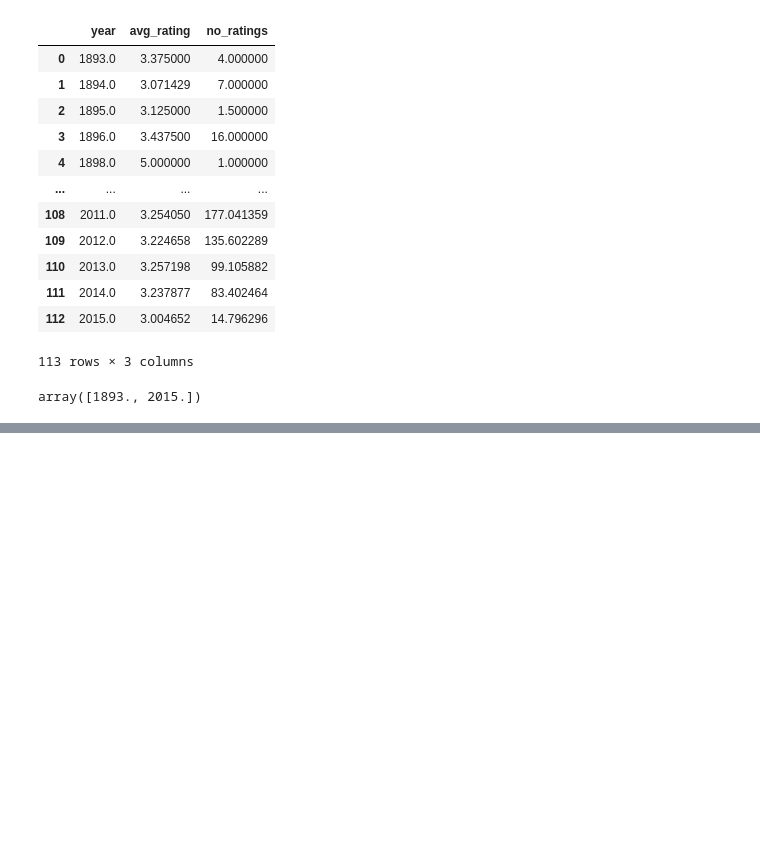
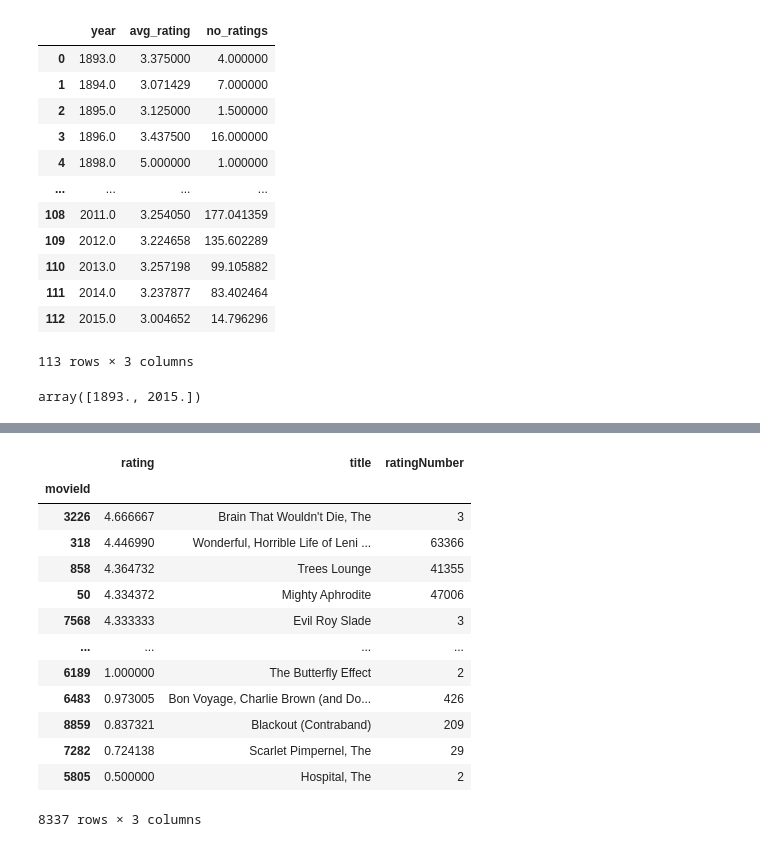
Before and after one commit to thegunner157/Lipin_RS_Project, a Jupyter notebook: MV20.ipynb, the cells around one changed output, grey strips where cells are left out. Cells and saved outputs as stored; diff of their text form; code cells hidden in the pictures; blank space fills up the shorter version.

```diff
--- a/MV20.ipynb
+++ b/MV20.ipynb
@@ -527,0 +552,23 @@ array([1893., 2015.])
+# %%
+avgMovieRate = ratings.groupby(["movieId"])["rating"].mean()
+moveRatingDf = pd.DataFrame(avgMovieRate).join(movies["title"], on="movieId").sort_values(by="rating", ascending = False).dropna()
+moveRatingDf = moveRatingDf.join(
+    pd.DataFrame(ratings.groupby(["movieId"])["rating"].count()).rename(columns={"rating":"ratingNumber"}),
+    on = "movieId")
+
+moveRatingDf
+# %% [output]
+|  | rating | title | ratingNumber |
+| movieId |  |  |  |
+| 3226 | 4.666667 | Brain That Wouldn't Die, The | 3 |
+| 318 | 4.446990 | Wonderful, Horrible Life of Leni ... | 63366 |
+| 858 | 4.364732 | Trees Lounge | 41355 |
+| 50 | 4.334372 | Mighty Aphrodite | 47006 |
+| 7568 | 4.333333 | Evil Roy Slade | 3 |
+| ... | ... | ... | ... |
+| 6189 | 1.000000 | The Butterfly Effect | 2 |
+| 6483 | 0.973005 | Bon Voyage, Charlie Brown (and Do... | 426 |
+| 8859 | 0.837321 | Blackout (Contraband) | 209 |
+| 7282 | 0.724138 | Scarlet Pimpernel, The | 29 |
+| 5805 | 0.500000 | Hospital, The | 2 |
+8337 rows × 3 columns
```
Also changed, not shown: parts of 12 cells of this notebook.
